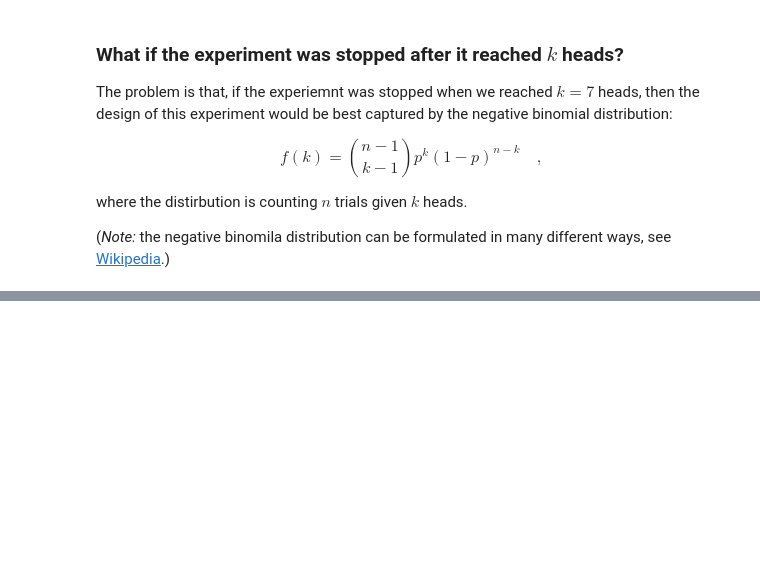
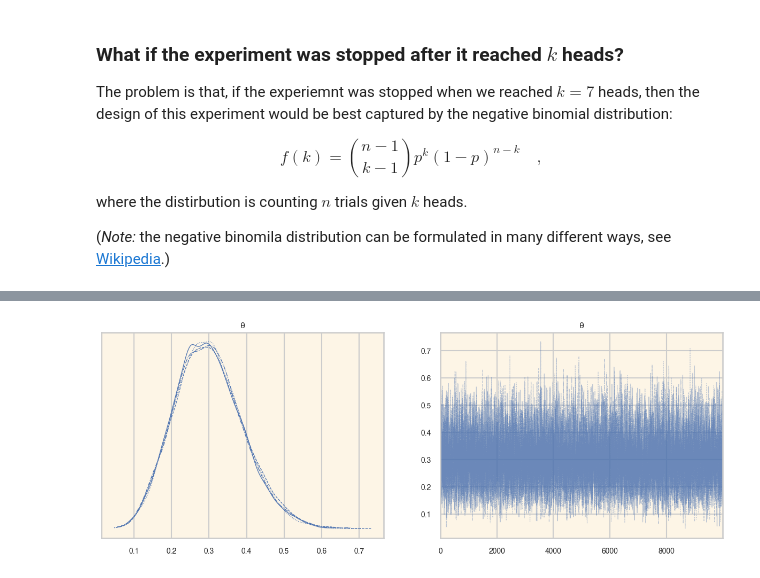
Before and after one commit to Kalirad/BayesianReveries, a Jupyter notebook: _build/jupyter_execute/ch01.ipynb, the cells around one changed output, grey strips where cells are left out. Drawn from its saved outputs; the diff is of its cells as text; code cells hidden in the pictures; blank space fills up the shorter version.

```diff
--- a/_build/jupyter_execute/ch01.ipynb
+++ b/_build/jupyter_execute/ch01.ipynb
@@ -121,0 +160,9 @@ Strangely, with the negative binomial distribution, we can know reject the null
+# %%
+n = 24
+k = 7
+data = np.concatenate((np.zeros(n - k), np.ones(k)))
+
+with pm.Model() as model:
+    θ = pm.Beta('θ', alpha=0.5, beta=0.5)
+    y = pm.Bernoulli('y', p=θ, observed=data)
+    trace = pm.sample(tune=1000, draws=10000, target_accept=0.95, return_inferencedata=True)
@@ -121,0 +176,14 @@ Strangely, with the negative binomial distribution, we can know reject the null
+# %%
+fig, axs = plt.subplots(
+    nrows=1,
+    ncols=2,
+    figsize=(15,5))
+
+axs = axs.reshape(1,2)
+az.plot_trace(trace, axes=axs)
+
+axs = axs.flatten()
+for ax in axs:
+    ax.set_facecolor('oldlace')
+# %% [output]
+[figure, added]
```
Also changed, not shown: parts of 10 cells of this notebook, 14 other files.
